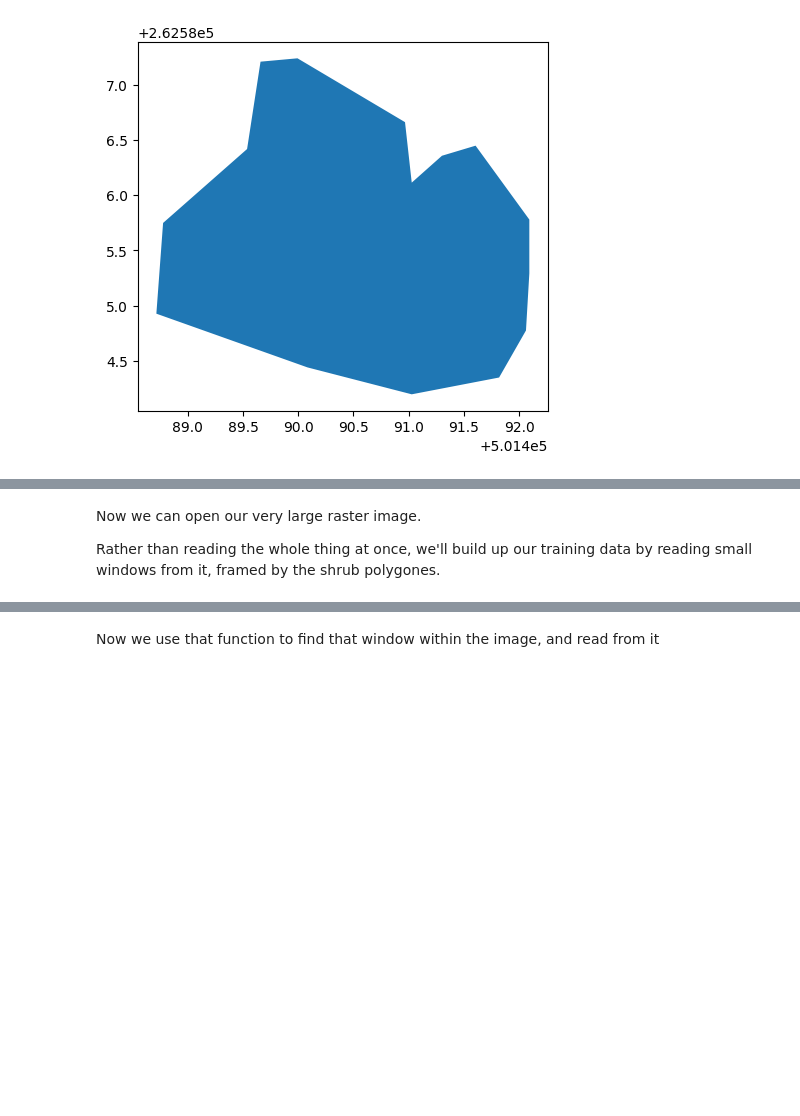
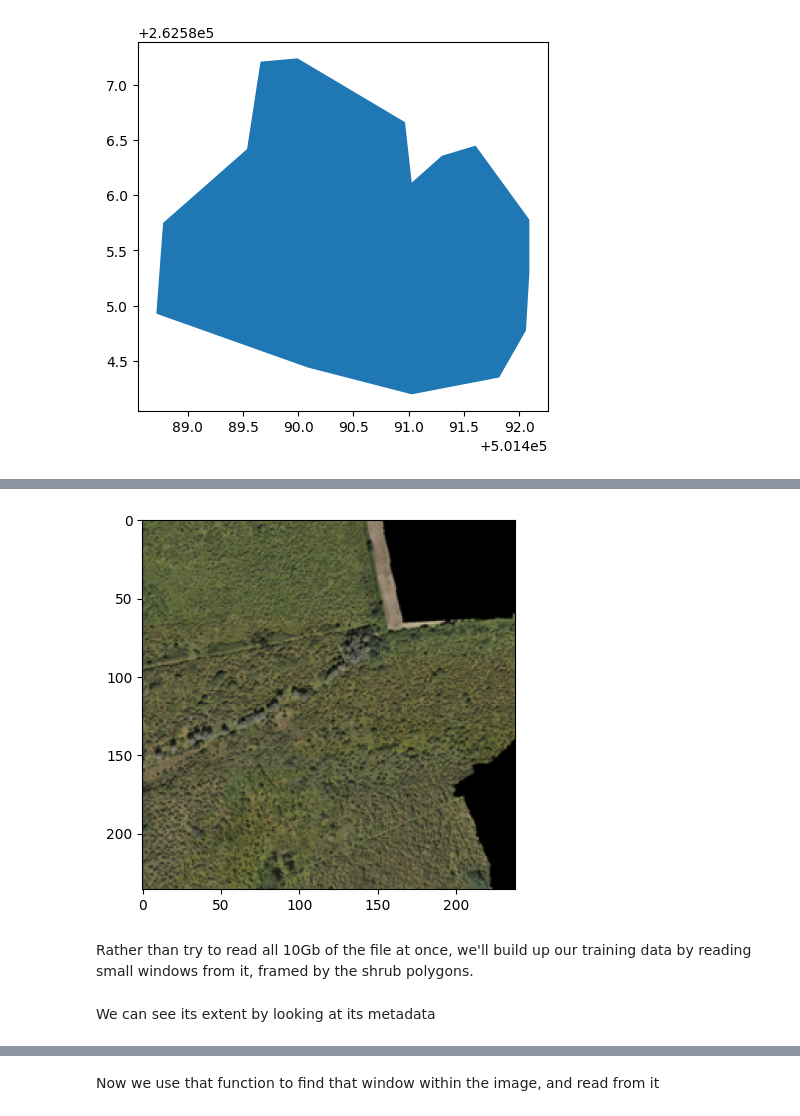
Before and after one commit to MAMBO-Horizon-WP4/workshops, a Jupyter notebook: notebooks/MAMBO_01_deep_learning_data.ipynb, the cells around one changed output, grey strips where cells are left out. Saved outputs shown, nothing was run; the diff lists cells and outputs as text; code cells hidden in the pictures; blank space fills up the shorter version.

```diff
--- a/notebooks/MAMBO_01_deep_learning_data.ipynb
+++ b/notebooks/MAMBO_01_deep_learning_data.ipynb
@@ -76,5 +97,10 @@ first_row.plot();
+# %%
+with rasterio.open(raster_source) as src:
+    overview = src.overviews(1)[-1] #
+    thumbnail = src.read(out_shape=(3, int(src. height // overview), int(src. width // overview)))
+    show(thumbnail)
+# %% [output]
+[figure, added]
 # %% [markdown]
-Now we can open our very large raster image.
-
-Rather than reading the whole thing at once, we'll build up our training data by reading small windows from it, framed by the shrub polygones.
+Rather than try to read all 10Gb of the file at once, we'll build up our training data by reading small windows from it, framed by the shrub polygons.
 # %%
@@ -82,3 +108,5 @@ image = rasterio.open('s3://shrub-prepro/input/rgb_sfm.tif')
+# %% [markdown]
+We can see its extent by looking at its metadata
 # %%
 print(image.bounds)
 print(f"Image width: {image.width} pixels")
```
Also changed, not shown: parts of 38 cells of this notebook, 2 other files.
